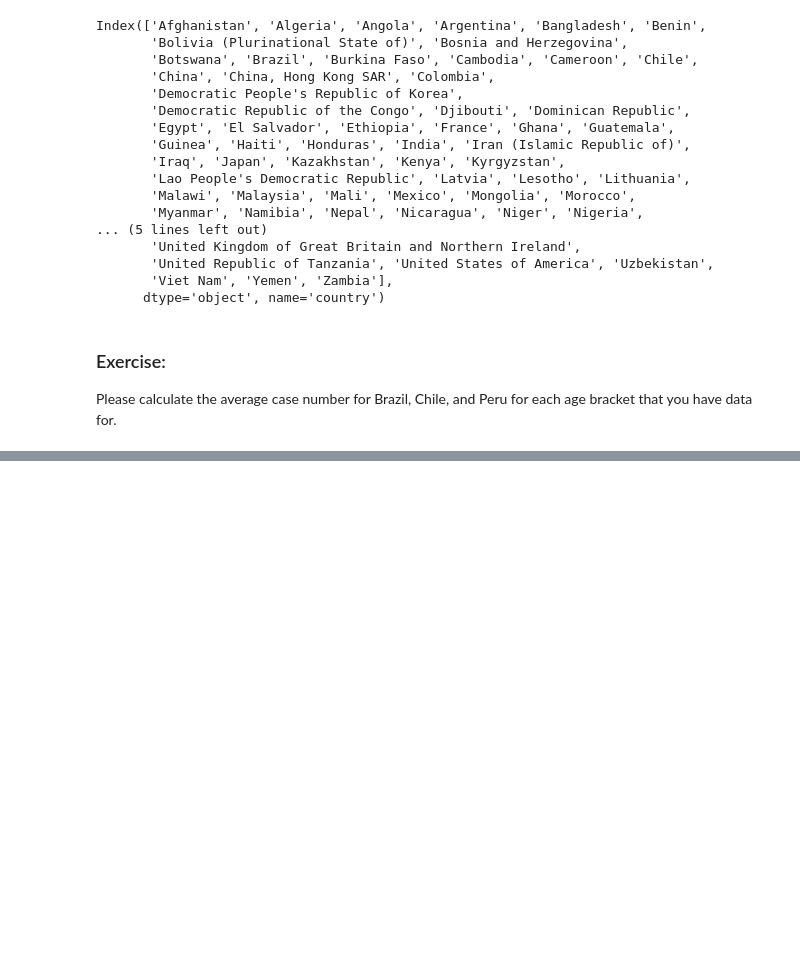
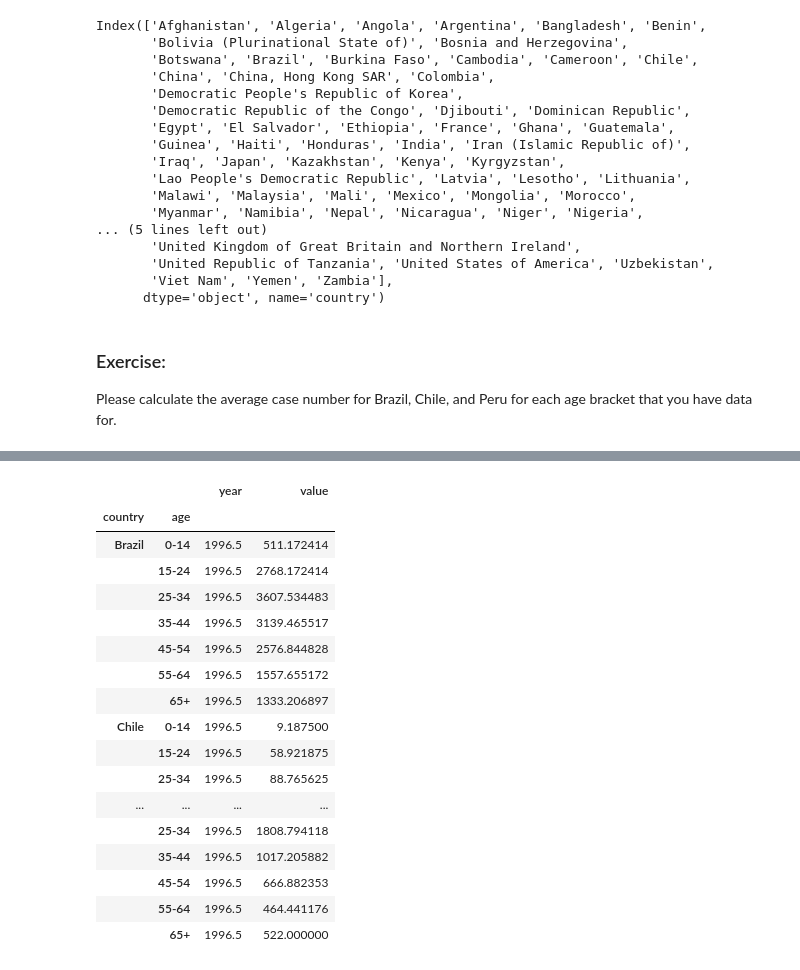
Before and after one commit to timplab/bcmb_bootcamp, a Jupyter notebook: day2/notebooks/tidying.ipynb, the cells around one changed output, grey strips where cells are left out. Cells and saved outputs as stored; diff of their text form; code cells hidden in the pictures; blank space fills up the shorter version.

```diff
--- a/day2/notebooks/tidying.ipynb
+++ b/day2/notebooks/tidying.ipynb
@@ -318,0 +414,22 @@ Please calculate the average case number for Brazil, Chile, and Peru for each ag
+# %%
+sagroup=sa.groupby(['country', 'age'])
+sagroup.mean()
+# %% [output]
+|  |  | year | value |
+| country | age |  |  |
+| Brazil | 0-14 | 1996.5 | 511.172414 |
+|  | 15-24 | 1996.5 | 2768.172414 |
+|  | 25-34 | 1996.5 | 3607.534483 |
+|  | 35-44 | 1996.5 | 3139.465517 |
+|  | 45-54 | 1996.5 | 2576.844828 |
+|  | 55-64 | 1996.5 | 1557.655172 |
+|  | 65+ | 1996.5 | 1333.206897 |
+| Chile | 0-14 | 1996.5 | 9.187500 |
+|  | 15-24 | 1996.5 | 58.921875 |
+|  | 25-34 | 1996.5 | 88.765625 |
+| ... | ... | ... | ... |
+|  | 25-34 | 1996.5 | 1808.794118 |
+|  | 35-44 | 1996.5 | 1017.205882 |
+|  | 45-54 | 1996.5 | 666.882353 |
+|  | 55-64 | 1996.5 | 464.441176 |
+|  | 65+ | 1996.5 | 522.000000 |
```
Also changed, not shown: parts of 7 cells of this notebook, 3 other files.
